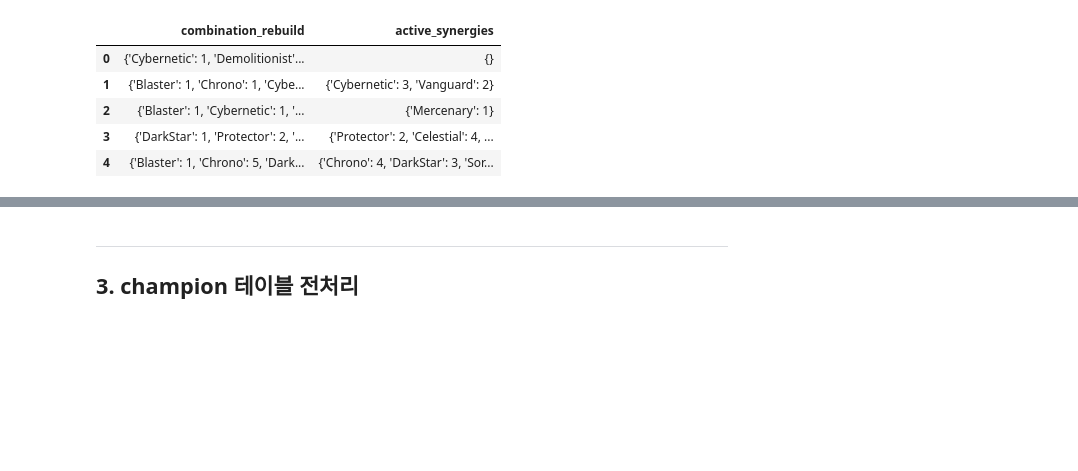
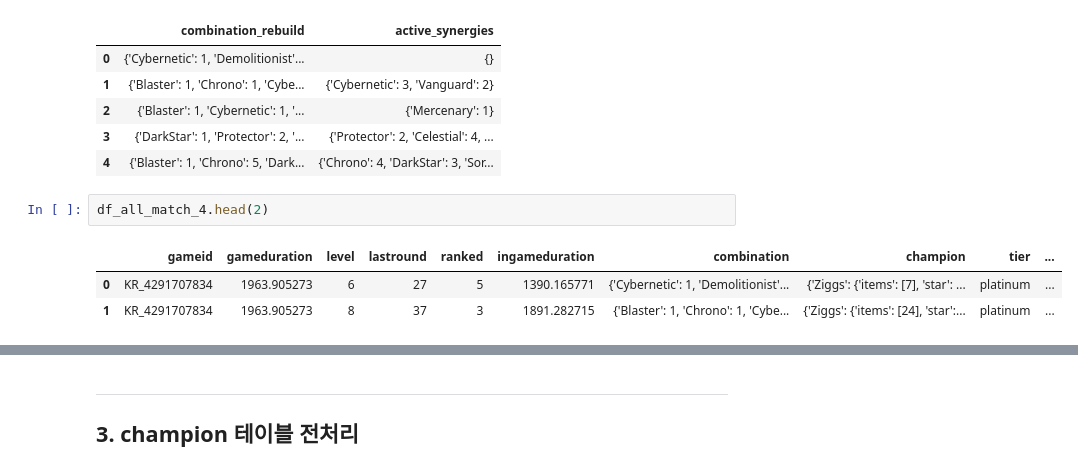
Before and after one commit to hanalo26/Third-project-sparta, a Jupyter notebook: Data_2th-pre-process(full-game)_v1.ipynb, the cells around one changed output, grey strips where cells are left out. Drawn from its saved outputs; the diff is of its cells as text; blank space fills up the shorter version.

```diff
--- a/Data_2th-pre-process(full-game)_v1.ipynb
+++ b/Data_2th-pre-process(full-game)_v1.ipynb
@@ -216,3 +215,9 @@ display(df_all_match_4[['combination_rebuild', 'active_synergies']].head())
 | 2 | {'Blaster': 1, 'Cybernetic': 1, '... | {'Mercenary': 1} |
 | 3 | {'DarkStar': 1, 'Protector': 2, '... | {'Protector': 2, 'Celestial': 4, ... |
 | 4 | {'Blaster': 1, 'Chrono': 5, 'Dark... | {'Chrono': 4, 'DarkStar': 3, 'Sor... |
+# %%
+df_all_match_4.head(2)
+# %% [output]
+|  | gameid | gameduration | level | lastround | ranked | ingameduration | combination | champion | tier | ... |
+| 0 | KR_4291707834 | 1963.905273 | 6 | 27 | 5 | 1390.165771 | {'Cybernetic': 1, 'Demolitionist'... | {'Ziggs': {'items': [7], 'star': ... | platinum | ... |
+| 1 | KR_4291707834 | 1963.905273 | 8 | 37 | 3 | 1891.282715 | {'Blaster': 1, 'Chrono': 1, 'Cybe... | {'Ziggs': {'items': [24], 'star':... | platinum | ... |
```
Also changed, not shown: parts of 28 cells of this notebook.
